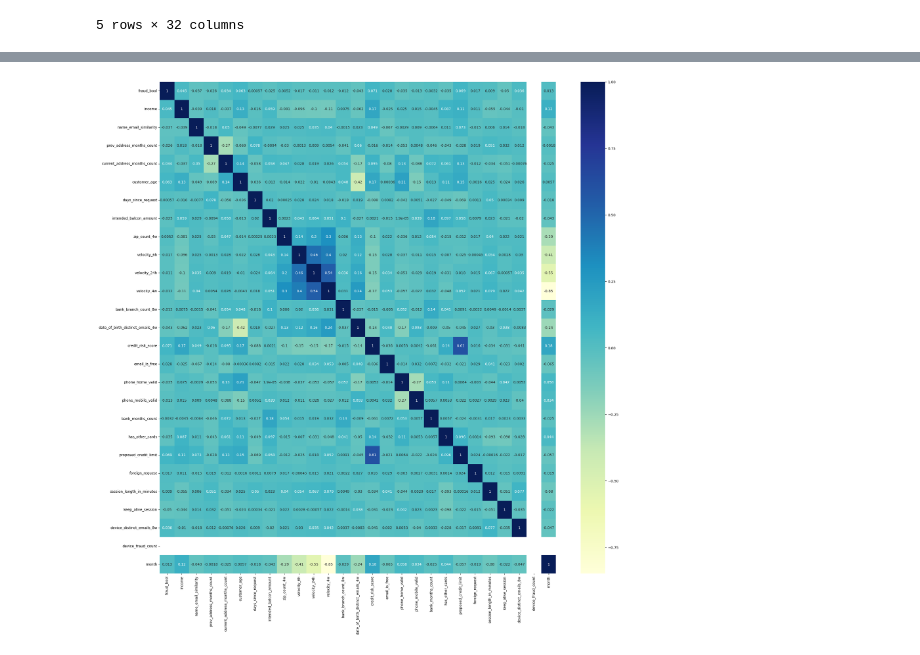
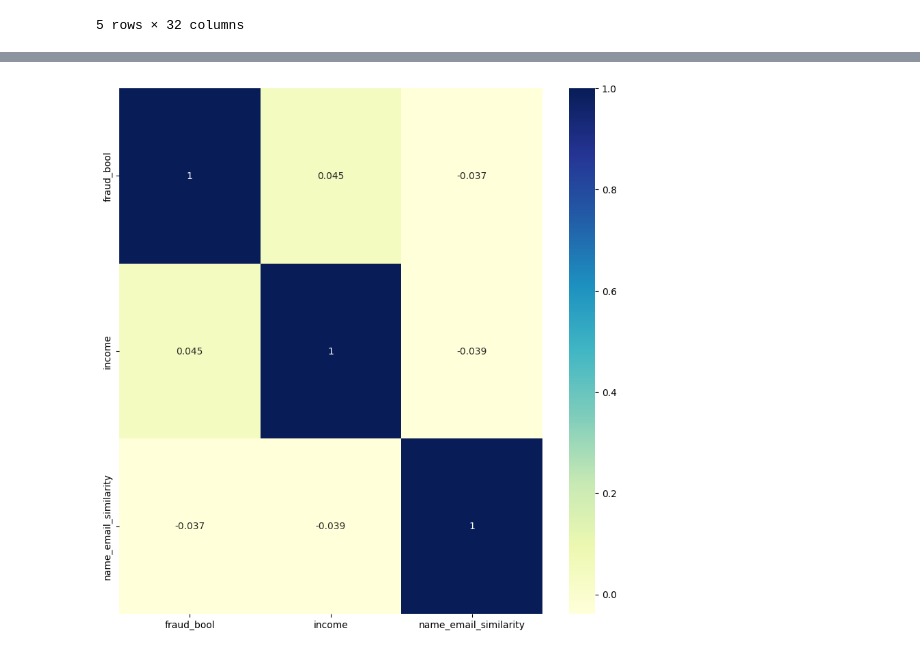
Before and after one commit to marcosmorais94/fraud_bankaccount, a Jupyter notebook: bank_fraud.ipynb, the cells around one changed output, grey strips where cells are left out. Saved outputs shown, nothing was run; the diff lists cells and outputs as text; code cells hidden in the pictures.

```diff
--- a/bank_fraud.ipynb
+++ b/bank_fraud.ipynb
@@ -52,6 +67,7 @@ sns.lineplot(x ='velocity_24h', y ='credit_risk_score',
 # %%
-# plotting correlation heatmap
-fig, ax = plt.subplots(figsize=(25, 25))
-dataplot = sns.heatmap(base.corr(), cmap="YlGnBu", annot=True)
+# Gráfico de correlação
+fig, ax = plt.subplots(figsize=(10, 10))
+
+dataplot = sns.heatmap(base[['fraud_bool','income','name_email_similarity']].corr(), cmap="YlGnBu", annot=True)
 # %% [output]
-[figure, old version]
+[figure, new version]
```
Also changed, not shown: parts of 5 cells of this notebook.
